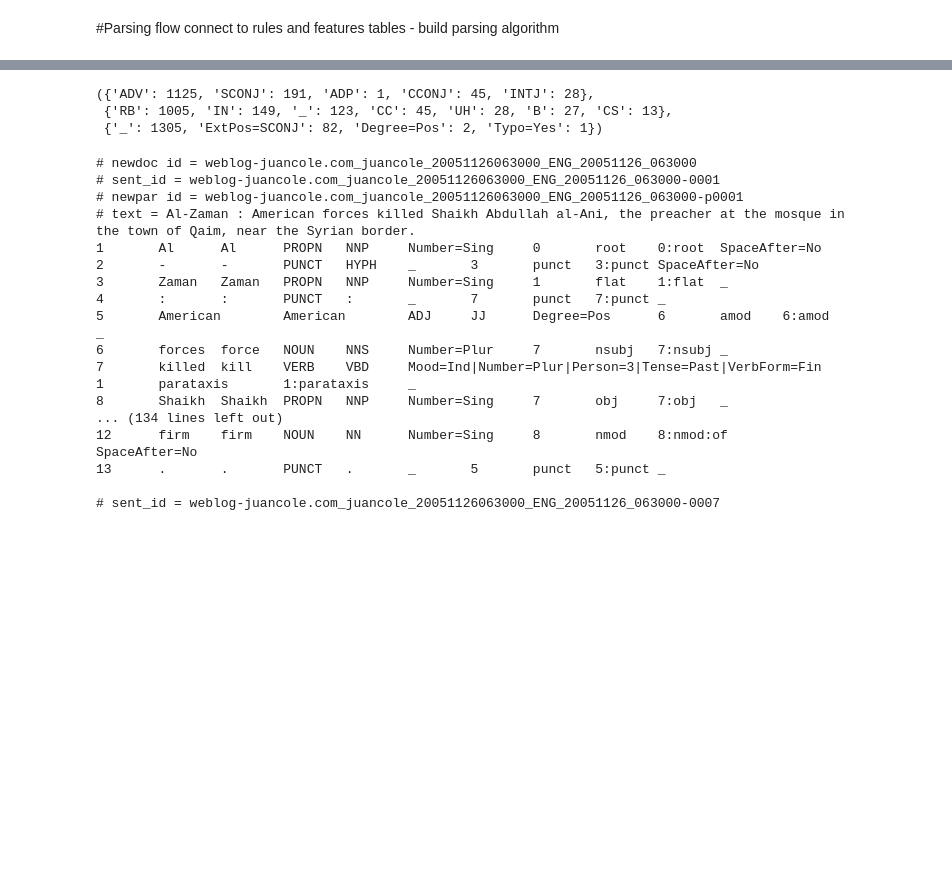
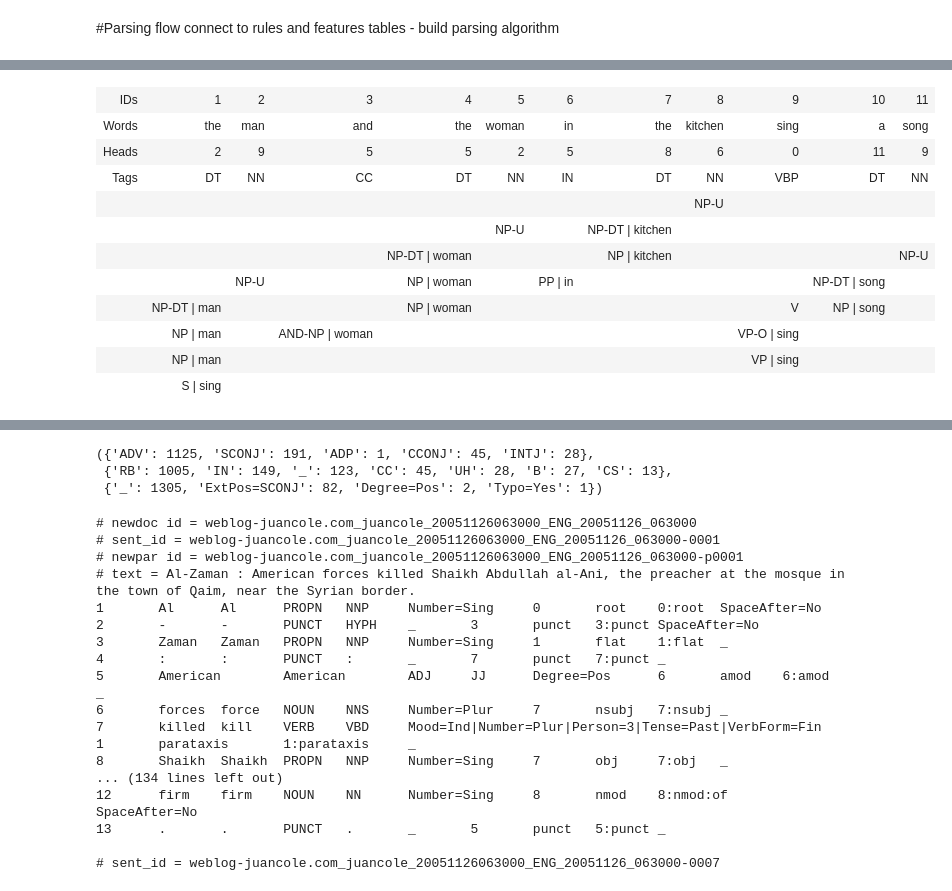
Before and after one commit to hmghaly/hparser, a Jupyter notebook: Parsing_Project.ipynb, the cells around one changed output, grey strips where cells are left out. Cells and saved outputs as stored; diff of their text form; code cells hidden in the pictures; blank space fills up the shorter version.

```diff
--- a/Parsing_Project.ipynb
+++ b/Parsing_Project.ipynb
@@ -273,0 +2494,3 @@ parser_obj.feat_fwd_index
+# %%
+for i0,pr0 in enumerate(parser_obj.all_processed_rules):
+  print(i0,pr0)
@@ -273,0 +2515,16 @@ parser_obj.feat_fwd_index
+# %%
+final_phrases=parser_obj.parse(sent_toks)
+
+for fp0 in final_phrases:
+  if fp0["span"]<len(sent_toks): continue
+  dep_info,const_info=export_parse(sent_toks,fp0,final_phrases)
+  print(fp0)
+  for di in dep_info:
+    print(di)
+  print("---")
+
+print("========")
+for a in parser_obj.phrase_list:
+  cur_words=sent_toks[a["start"]:a["end"]+1]
+  print(cur_words,a)
+print(len(parser_obj.phrase_list))
@@ -273,0 +2564,4 @@ parser_obj.feat_fwd_index
+# %%
+for a in parser_obj.phrase_list:
+  print(a)
+print(len(parser_obj.phrase_list))
@@ -273,0 +2586,5 @@ parser_obj.feat_fwd_index
+# %%
+phrase0=parser_obj.phrase_list[-1]
+rules=parser_obj.get_rules(phrase0)
+for r0 in rules:
+  print(r0, parser_obj.all_processed_rules[r0])
@@ -273,0 +3333,19 @@ parser_obj.feat_fwd_index
+# %%
+from IPython.display import HTML, display
+fp0,dep0,const0=final_parses[0]
+html_output=viz_parse(dep0,const0)
+#display(HTML('<h1>Hello, World!</h1><p>This is a custom HTML snippet in Google Colab.</p>'))
+display(HTML(html_output))
+# %% [output]
+| IDs | 1 | 2 | 3 | 4 | 5 | 6 | 7 | 8 | 9 | 10 | 11 |
+| Words | the | man | and | the | woman | in | the | kitchen | sing | a | song |
+| Heads | 2 | 9 | 5 | 5 | 2 | 5 | 8 | 6 | 0 | 11 | 9 |
+| Tags | DT | NN | CC | DT | NN | IN | DT | NN | VBP | DT | NN |
+|  |  |  |  |  |  |  |  | NP-U |  |  |  |
+|  |  |  |  |  | NP-U |  | NP-DT | kitchen |  |  |  |  |
+|  |  |  |  | NP-DT | woman |  |  | NP | kitchen |  |  |  | NP-U |
+|  |  | NP-U |  | NP | woman |  | PP | in |  |  |  | NP-DT | song |  |
+|  | NP-DT | man |  |  | NP | woman |  |  |  |  | V | NP | song |  |
+|  | NP | man |  | AND-NP | woman |  |  |  |  |  | VP-O | sing |  |  |
+|  | NP | man |  |  |  |  |  |  |  | VP | sing |  |  |
+|  | S | sing |  |  |  |  |  |  |  |  |  |  |
```
Also changed, not shown: parts of 236 cells of this notebook.
